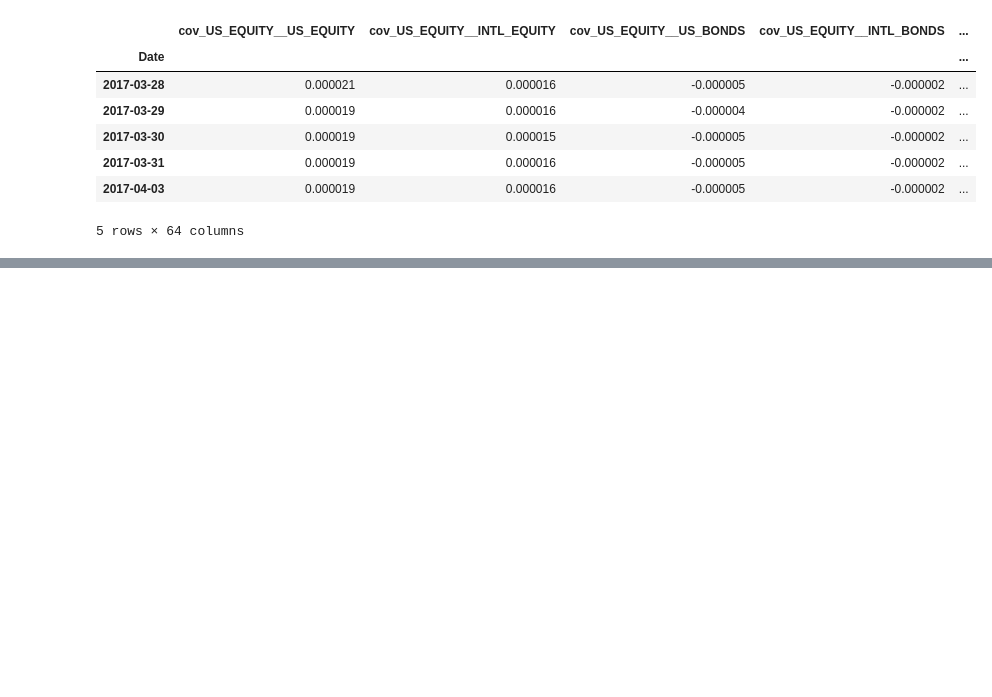
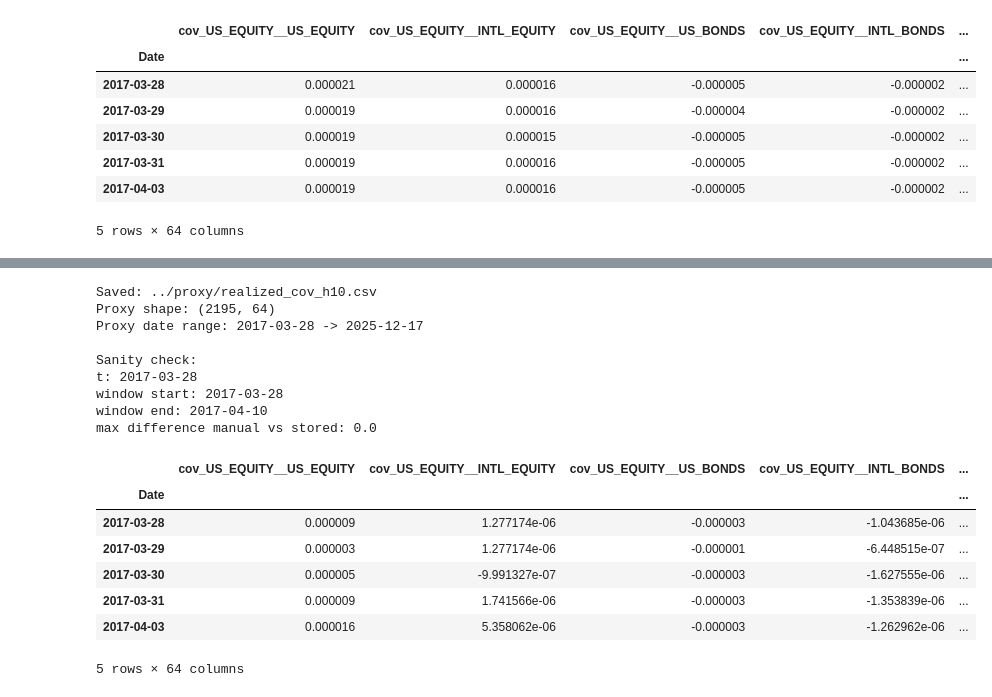
Before and after one commit to bjornhaalandoma/Master_thesis, a Jupyter notebook: proxy/realized_covariance.ipynb, the cells around one changed output, grey strips where cells are left out. Drawn from its saved outputs; the diff is of its cells as text; code cells hidden in the pictures; blank space fills up the shorter version.

```diff
--- a/proxy/realized_covariance.ipynb
+++ b/proxy/realized_covariance.ipynb
@@ -103,0 +125,21 @@ max difference manual vs stored: 0.0
+# %%
+proxy_10 = generate_realized_cov_proxy(H=10)
+proxy_10.head()
+# %% [output]
+Saved: ../proxy/realized_cov_h10.csv
+Proxy shape: (2195, 64)
+Proxy date range: 2017-03-28 -> 2025-12-17
+
+Sanity check:
+t: 2017-03-28
+window start: 2017-03-28
+window end: 2017-04-10
+max difference manual vs stored: 0.0
+|  | cov_US_EQUITY__US_EQUITY | cov_US_EQUITY__INTL_EQUITY | cov_US_EQUITY__US_BONDS | cov_US_EQUITY__INTL_BONDS | ... |
+| Date |  |  |  |  | ... |
+| 2017-03-28 | 0.000009 | 1.277174e-06 | -0.000003 | -1.043685e-06 | ... |
+| 2017-03-29 | 0.000003 | 1.277174e-06 | -0.000001 | -6.448515e-07 | ... |
+| 2017-03-30 | 0.000005 | -9.991327e-07 | -0.000003 | -1.627555e-06 | ... |
+| 2017-03-31 | 0.000009 | 1.741566e-06 | -0.000003 | -1.353839e-06 | ... |
+| 2017-04-03 | 0.000016 | 5.358062e-06 | -0.000003 | -1.262962e-06 | ... |
+5 rows × 64 columns
```
Also changed, not shown: parts of 2 cells of this notebook, 4 other files.
